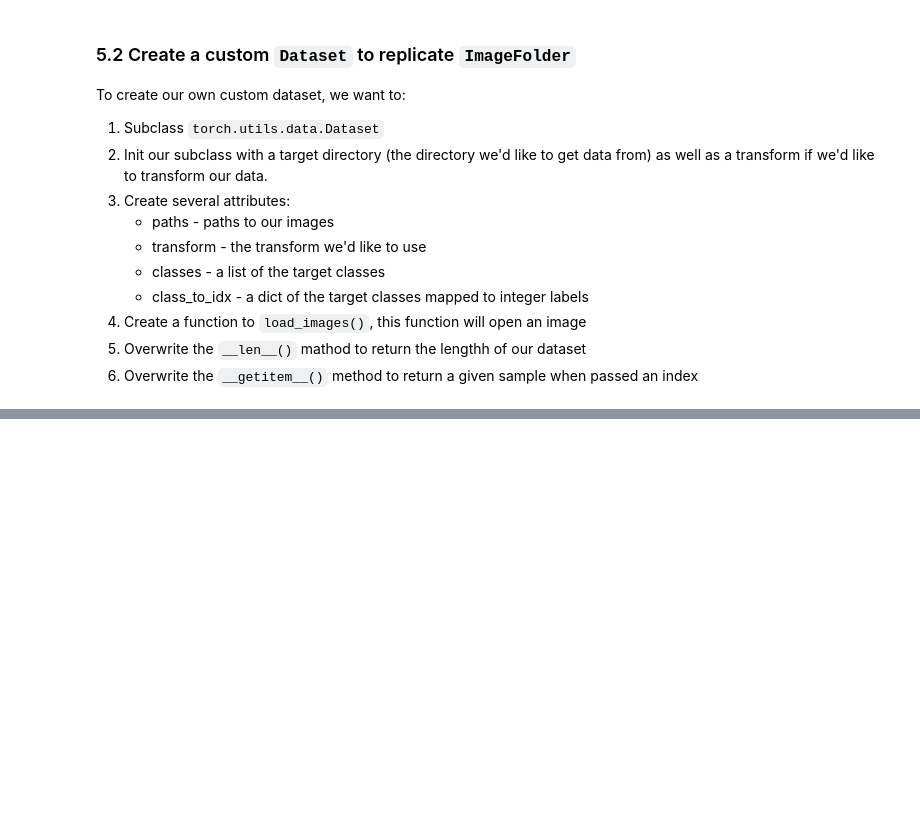
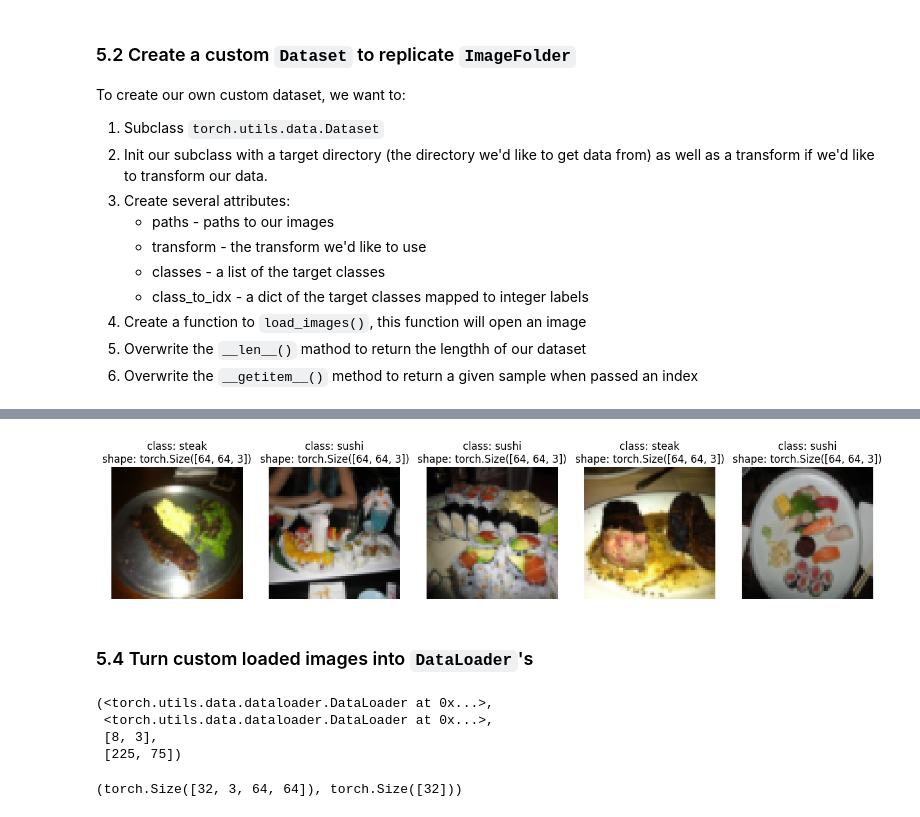
Before and after one commit to Knightler/deep-learning-practice, a Jupyter notebook: PYTORCH_Custom_Datasets.ipynb, the cells around one changed output, grey strips where cells are left out. Drawn from its saved outputs; the diff is of its cells as text; code cells hidden in the pictures; blank space fills up the shorter version.

```diff
--- a/PYTORCH_Custom_Datasets.ipynb
+++ b/PYTORCH_Custom_Datasets.ipynb
@@ -489,0 +489,18 @@ class ImageFolderCustom(Dataset):
+# %%
+# Create a transform
+from torchvision import transforms
+train_transforms = transforms.Compose([transforms.Resize((64, 64)),
+                                        transforms.RandomHorizontalFlip(p=0.5),
+                                        transforms.ToTensor(),
+])
+
+test_transforms = transforms.Compose([transforms.Resize((64, 64)),
+                                        transforms.ToTensor(),
+])
+# %%
+# Test out ImageFolderCustom
+train_data_custom = ImageFolderCustom(targ_dir=train_dir,
+                                      transform=train_transforms)
+
+test_data_custom = ImageFolderCustom(targ_dir=test_dir,
+                                     transform=test_transforms)
@@ -489,0 +589,35 @@ class ImageFolderCustom(Dataset):
+# %%
+# Display random images from the ImageFolderCustom Dataset
+display_random_images(train_data_custom,
+                      n=5,
+                      classes=class_names,
+                      seed=None)
+# %% [output]
+[figure, added]
+# %% [markdown]
+### 5.4 Turn custom loaded images into `DataLoader`'s
+# %%
+from torch.utils.data import DataLoader
+BATCH_SIZE = 32
+train_dataloader_custom = DataLoader(dataset=train_data_custom,
+                                     batch_size=BATCH_SIZE,
+                                     num_workers=0,
+                                     shuffle=True)
+test_dataloader_custom = DataLoader(dataset=test_data_custom,
+                                    batch_size=BATCH_SIZE,
+                                    num_workers=0,
+                                    shuffle=False)
+train_dataloader_custom, test_dataloader_custom, [len(train_dataloader_custom), len(test_dataloader_custom)], [len(train_data_custom), len(test_data_custom)]
+# %% [output]
+(<torch.utils.data.dataloader.DataLoader at 0x...>,
+ <torch.utils.data.dataloader.DataLoader at 0x...>,
+ [8, 3],
+ [225, 75])
+# %%
+# Get image and label from custom dataloader
+img_custom, label_custom = next(iter(train_dataloader_custom))
+
+# Print out the shape
+img_custom.shape, label_custom.shape
+# %% [output]
+(torch.Size([32, 3, 64, 64]), torch.Size([32]))
```
Also changed, not shown: parts of 32 cells of this notebook.
